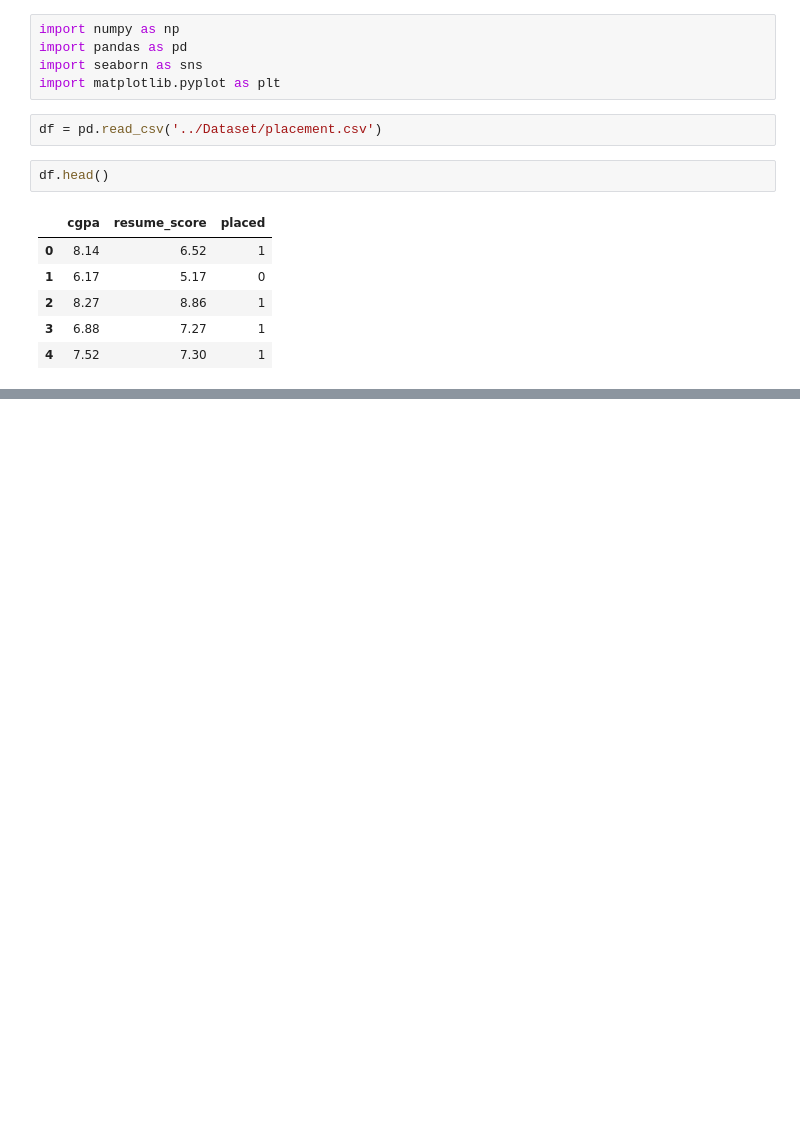
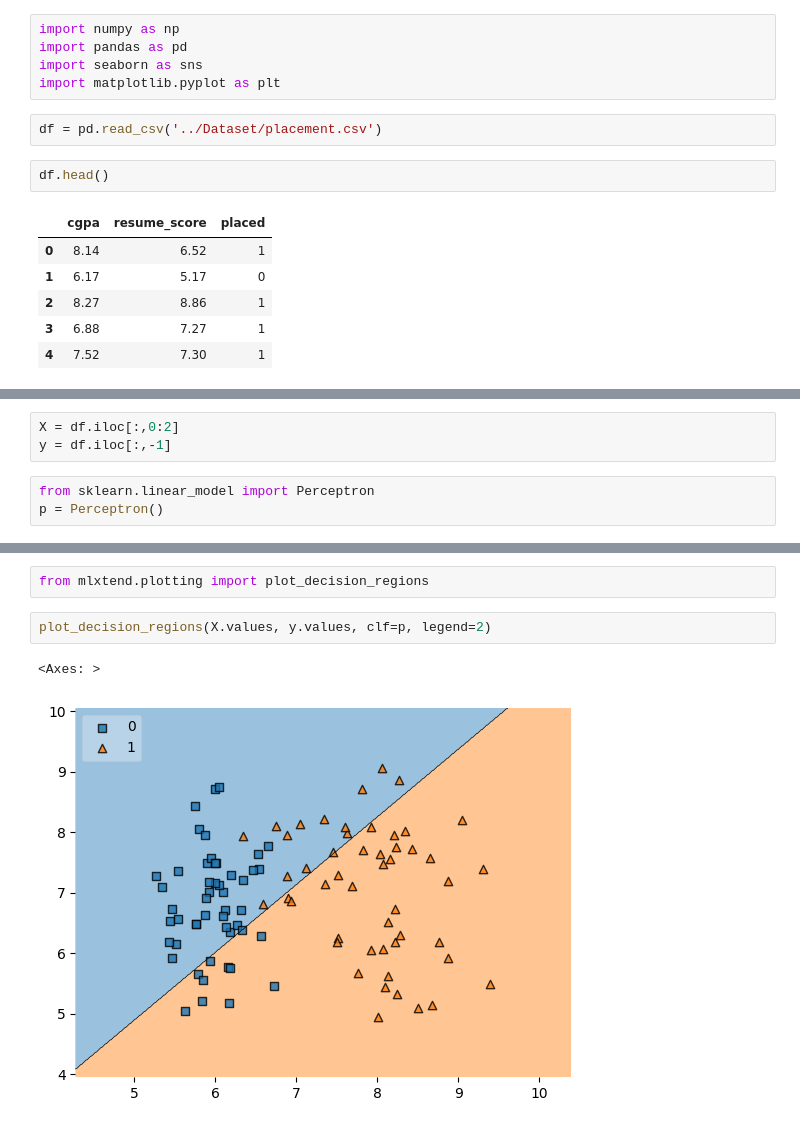
Before and after one commit to PredictiveManish/deep-learning, a Jupyter notebook: Notebooks/perceptron.ipynb, the cells around one changed output, grey strips where cells are left out. Saved outputs shown, nothing was run; the diff lists cells and outputs as text; blank space fills up the shorter version.

```diff
--- a/Notebooks/perceptron.ipynb
+++ b/Notebooks/perceptron.ipynb
@@ -16,0 +26,6 @@ df.head()
+# %%
+X = df.iloc[:,0:2]
+y = df.iloc[:,-1]
+# %%
+from sklearn.linear_model import Perceptron
+p = Perceptron()
@@ -16,0 +44,7 @@ df.head()
+# %%
+from mlxtend.plotting import plot_decision_regions
+# %%
+plot_decision_regions(X.values, y.values, clf=p, legend=2)
+# %% [output]
+<Axes: >
+[figure, added]
```
Also changed, not shown: parts of 6 cells of this notebook.
